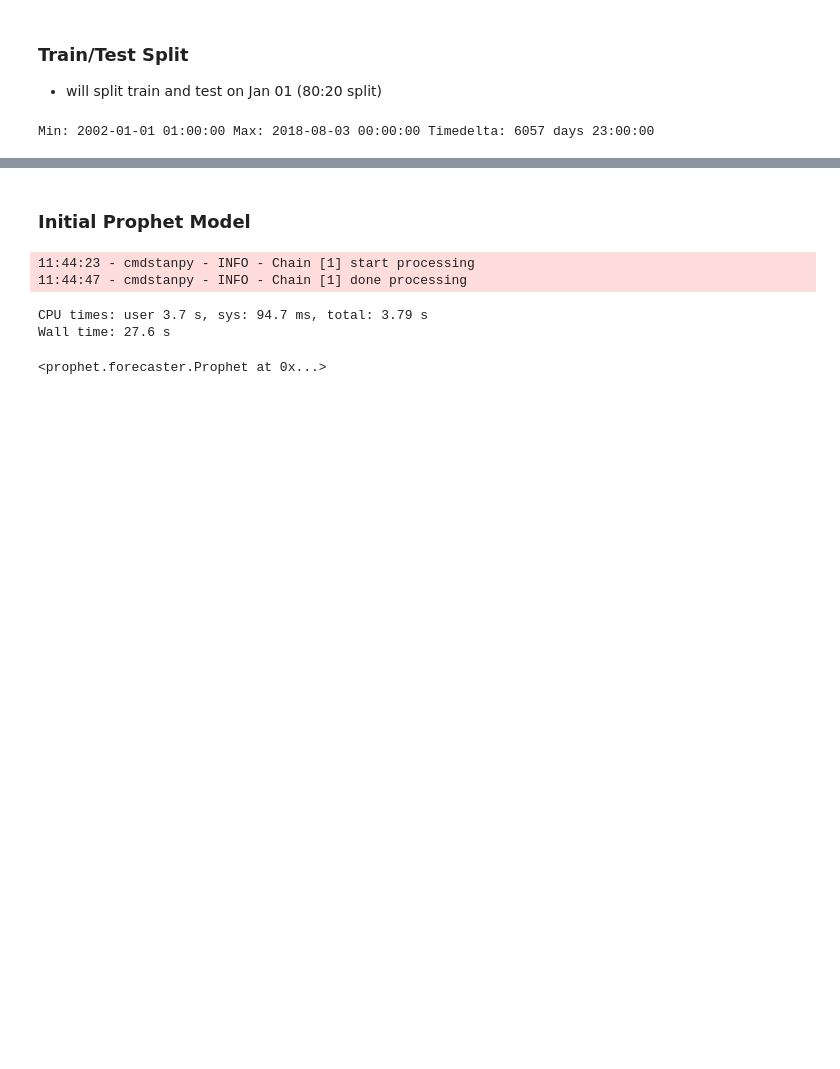
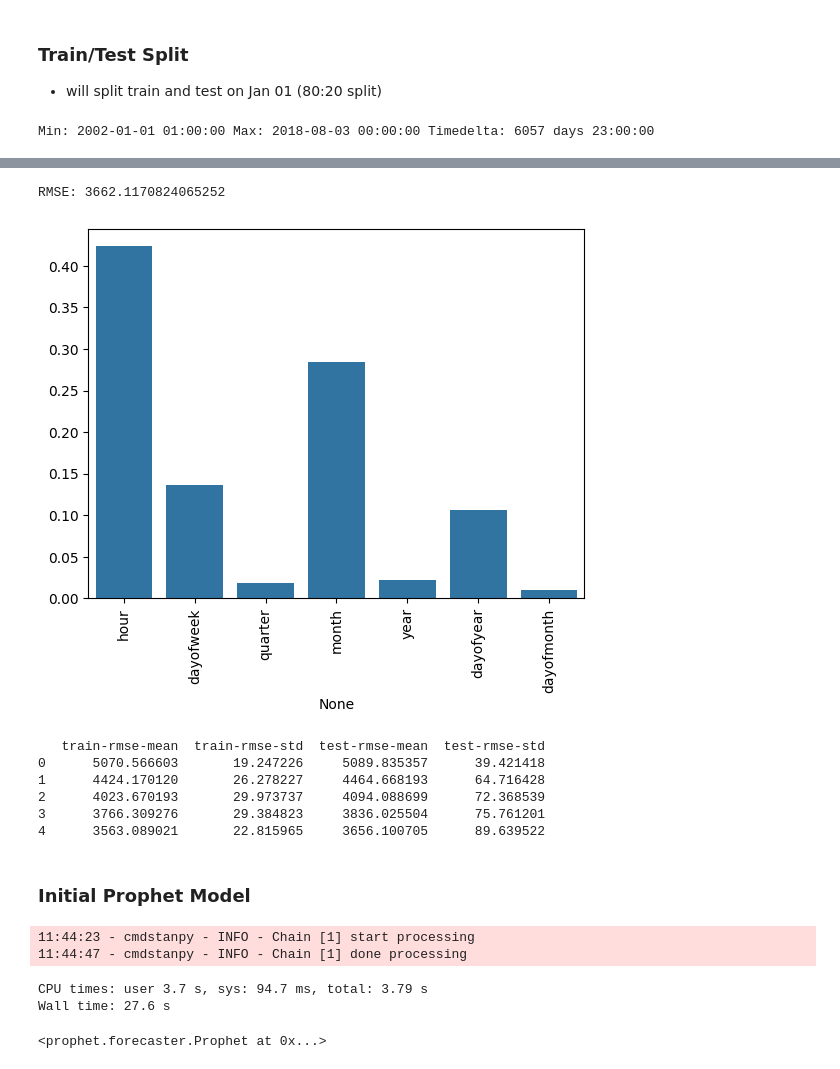
Before and after one commit to minari314159/Energy_Forcasting, a Jupyter notebook: energyforcasting/Forecasting.ipynb, the cells around one changed output, grey strips where cells are left out. Saved outputs shown, nothing was run; the diff lists cells and outputs as text; code cells hidden in the pictures; blank space fills up the shorter version.

Commit message:
Add XGboost model

```diff
--- a/energyforcasting/Forecasting.ipynb
+++ b/energyforcasting/Forecasting.ipynb
@@ -244,0 +268,9 @@ plt.show()
+# %%
+X_train = pjme_train[['hour','dayofweek','quarter','month','year', 'dayofyear', 'dayofmonth']]
+y_train = pjme_train[['PJME_MW']]
+X_test = pjme_test[['hour', 'dayofweek', 'quarter',
+                      'month', 'year', 'dayofyear', 'dayofmonth']]
+y_test = pjme_test[['PJME_MW']]
+# %%
+xgb_model = xgb.XGBRegressor(objective='reg:linear', n_estimators=10, seed=123)
+xgb_model.fit(X_train, y_train)
@@ -245,3 +291,30 @@ plt.show()
+# %%
+print('RMSE:', np.sqrt(mean_squared_error(y_true=y_test,
+                                          y_pred=y_pred)))
+# %% [output]
+RMSE: 3662.1170824065252
+# %%
+sns.barplot(x=X_train.columns, y=xgb_model.feature_importances_)
+plt.xticks(rotation=90)
+plt.show()
+# %% [output]
+[figure, added]
+# %%
+# Create the parameter dictionary: params
+params = {"objective": "reg:squarederror", "max_depth": 4}
+dmatrix = xgb.DMatrix(data=X_train, label=y_train)
+
+# Perform cross-validation: cv_results
+cv_results = xgb.cv(dtrain=dmatrix, params=params, nfold=5,
+                    num_boost_round=5, metrics="rmse", as_pandas=True, shuffle=False, seed=123)
+print(cv_results)
+# %% [output]
+   train-rmse-mean  train-rmse-std  test-rmse-mean  test-rmse-std
+0      5070.566603       19.247226     5089.835357      39.421418
+1      4424.170120       26.278227     4464.668193      64.716428
+2      4023.670193       29.973737     4094.088699      72.368539
+3      3766.309276       29.384823     3836.025504      75.761201
+4      3563.089021       22.815965     3656.100705      89.639522
 # %% [markdown]
 ### Initial Prophet Model
 # %%
```
Also changed, not shown: parts of 16 cells of this notebook, 3 other files.
